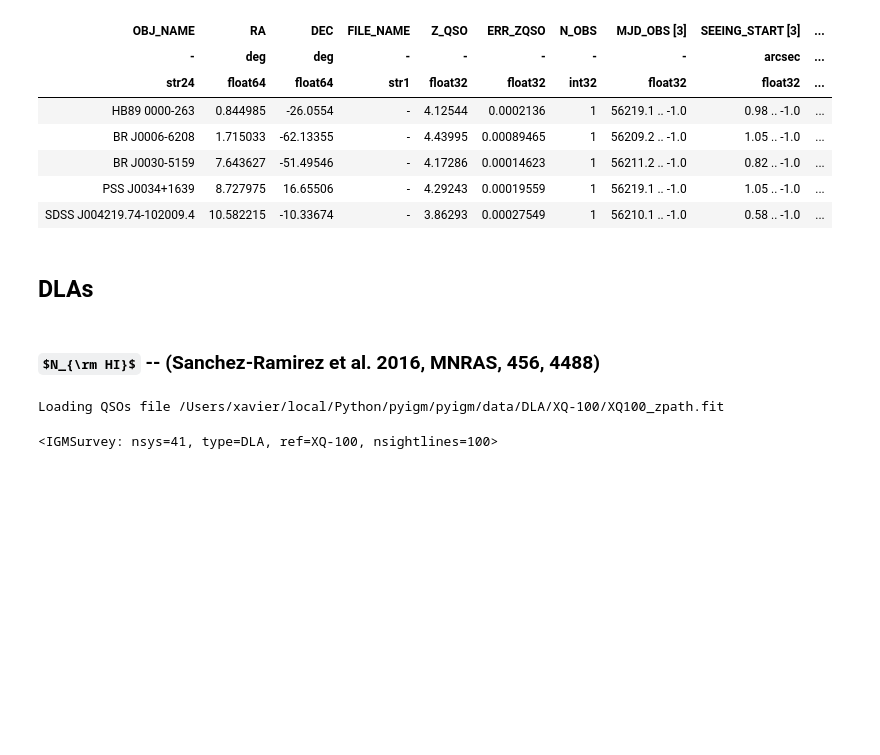
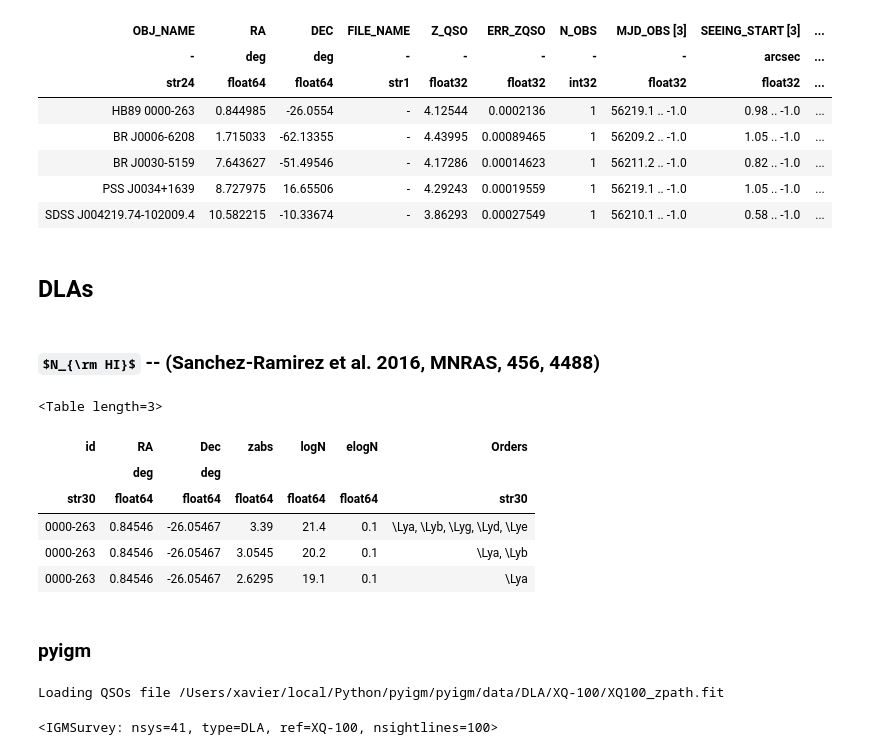
Before and after one commit to pyigm/pyigm, a Jupyter notebook: docs/datasets/XQ100_systems.ipynb, the cells around one changed output. Cells and saved outputs as stored; diff of their text form; code cells hidden in the pictures; some formulas as TeX source; blank space fills up the shorter version.

```diff
--- a/docs/datasets/XQ100_systems.ipynb
+++ b/docs/datasets/XQ100_systems.ipynb
@@ -22,4 +22,6 @@ from pyigm.surveys import utils as pyiu
 from pyigm.abssys.dla import DLASystem
 # %% [markdown]
 ## Meta Table
+# %%
+ppath = pyigm.__path__[0]
 # %%
@@ -46,6 +45,19 @@ xq100_coords = SkyCoord(ra=xq100_meta['RA'], dec=xq100_meta['DEC'], unit='deg')
 ## DLAs
 # %% [markdown]
 ### $N_{\rm HI}$ -- (Sanchez-Ramirez et al. 2016, MNRAS, 456, 4488)
+# %%
+abstab = Table.read(ppath+'/data/DLA/XQ-100/XQ100_abs.fit')
+abstab[0:3]
+# %% [output]
+<Table length=3>
+| id | RA | Dec | zabs | logN | elogN | Orders |
+|  | deg | deg |  |  |  |  |
+| str30 | float64 | float64 | float64 | float64 | float64 | str30 |
+| 0000-263 | 0.84546 | -26.05467 | 3.39 | 21.4 | 0.1 | \Lya, \Lyb, \Lyg, \Lyd, \Lye |
+| 0000-263 | 0.84546 | -26.05467 | 3.0545 | 20.2 | 0.1 | \Lya, \Lyb |
+| 0000-263 | 0.84546 | -26.05467 | 2.6295 | 19.1 | 0.1 | \Lya |
+# %% [markdown]
+### pyigm
 # %%
 xq100_dla = dlasvy.DLASurvey.load_XQ100(sample='all')
 xq100_dla
```
Also changed, not shown: parts of 2 cells of this notebook, 2 other files.
